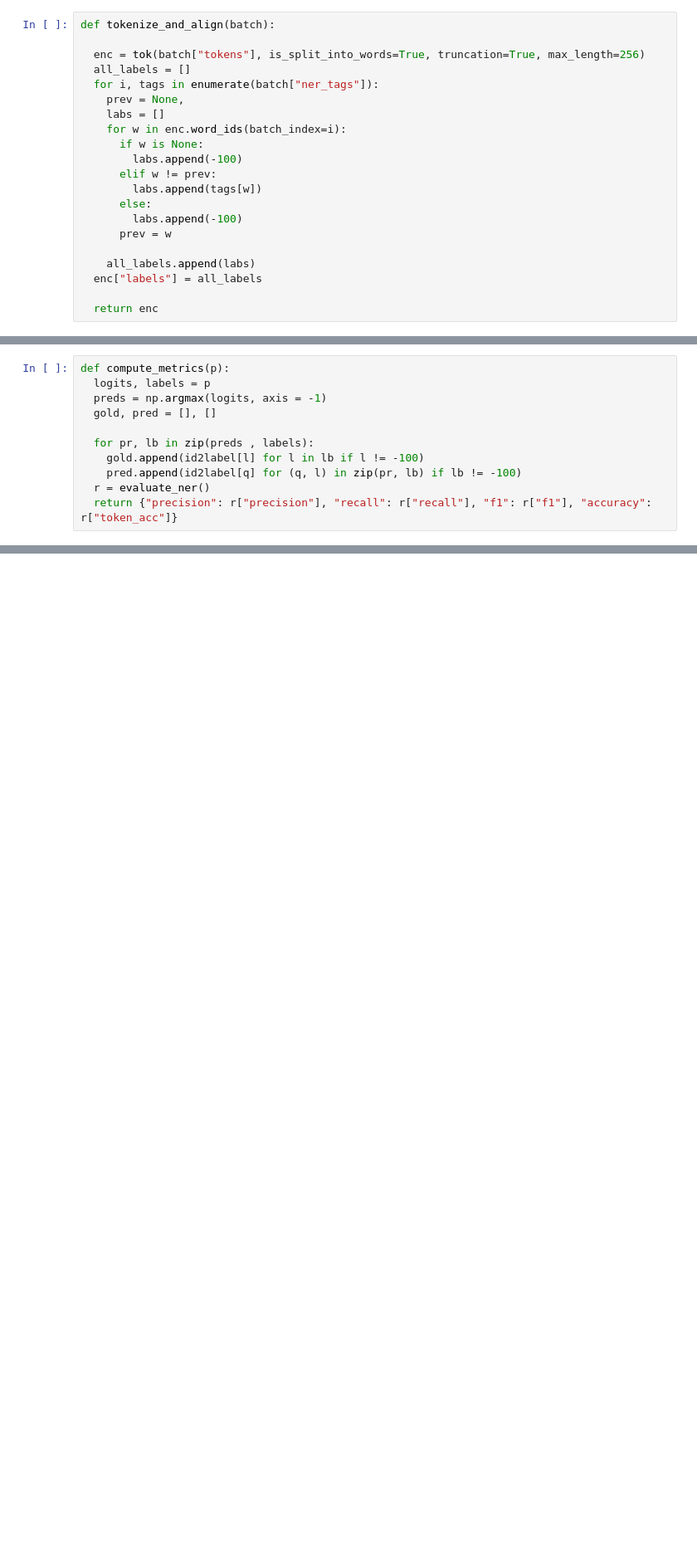
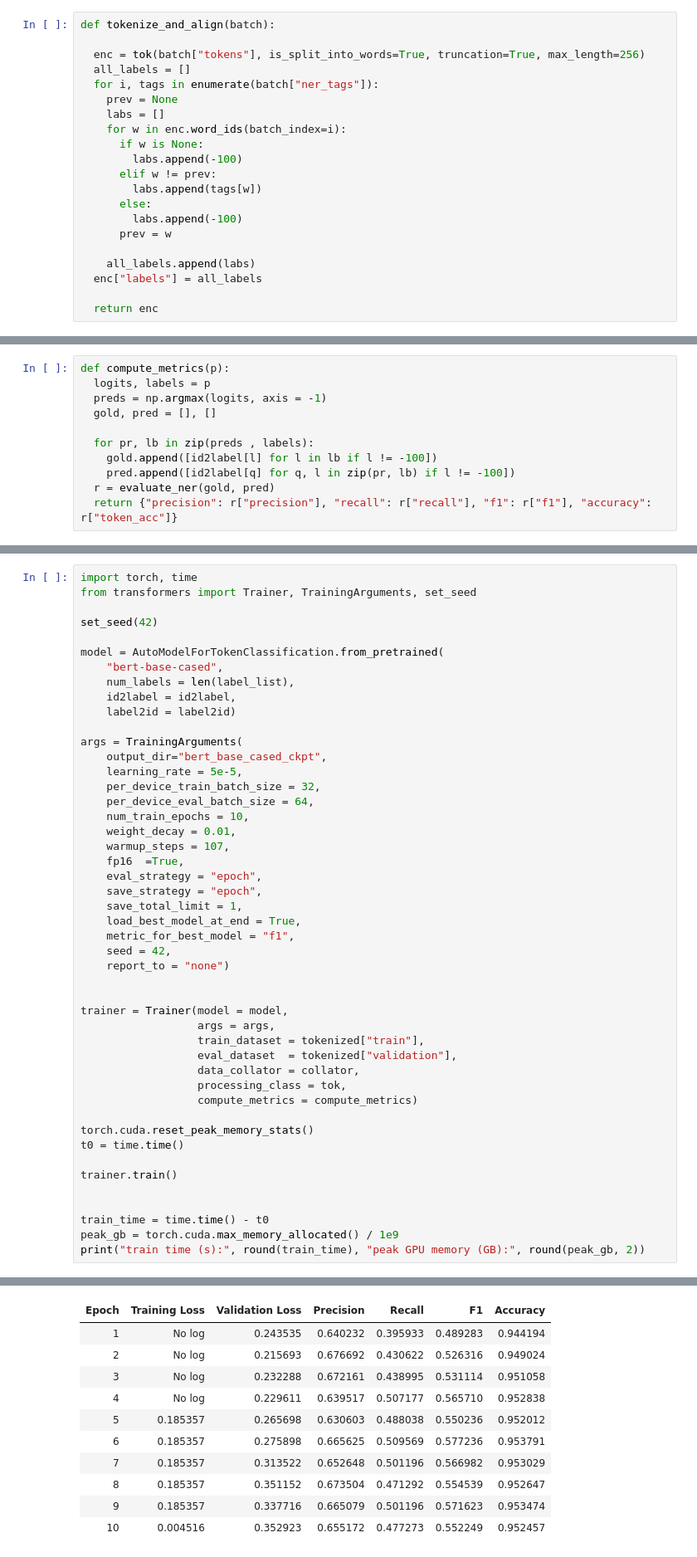
Before and after one commit to TheFaridKarami/farid-ai-lab, a Jupyter notebook: projects/nlp/wnut17-robust-ner/notebooks/wnut17_multi_model_ner.ipynb, the cells around one changed output, grey strips where cells are left out. Shown at 83% size. Cells and saved outputs as stored; diff of their text form; blank space fills up the shorter version.

```diff
--- a/projects/nlp/wnut17-robust-ner/notebooks/wnut17_multi_model_ner.ipynb
+++ b/projects/nlp/wnut17-robust-ner/notebooks/wnut17_multi_model_ner.ipynb
@@ -61,7 +104,7 @@ def tokenize_and_align(batch):
   enc = tok(batch["tokens"], is_split_into_words=True, truncation=True, max_length=256)
   all_labels = []
   for i, tags in enumerate(batch["ner_tags"]):
-    prev = None,
+    prev = None
     labs = []
     for w in enc.word_ids(batch_index=i):
       if w is None:
@@ -120,7 +193,7 @@ def compute_metrics(p):
   gold, pred = [], []
 
   for pr, lb in zip(preds , labels):
-    gold.append(id2label[l] for l in lb if l != -100)
-    pred.append(id2label[q] for (q, l) in zip(pr, lb) if lb != -100)
-  r = evaluate_ner()
+    gold.append([id2label[l] for l in lb if l != -100])
+    pred.append([id2label[q] for q, l in zip(pr, lb) if l != -100])
+  r = evaluate_ner(gold, pred)
   return {"precision": r["precision"], "recall": r["recall"], "f1": r["f1"], "accuracy": r["token_acc"]}
@@ -126,0 +207,48 @@ def compute_metrics(p):
+# %%
+import torch, time
+from transformers import Trainer, TrainingArguments, set_seed
+
+set_seed(42)
+
+model = AutoModelForTokenClassification.from_pretrained(
+    "bert-base-cased",
+    num_labels = len(label_list),
+    id2label = id2label,
+    label2id = label2id)
+
+args = TrainingArguments(
+    output_dir="bert_base_cased_ckpt",
+    learning_rate = 5e-5,
+    per_device_train_batch_size = 32,
+    per_device_eval_batch_size = 64,
+    num_train_epochs = 10,
+    weight_decay = 0.01,
+    warmup_steps = 107,
+    fp16  =True,
+    eval_strategy = "epoch",
+    save_strategy = "epoch",
+    save_total_limit = 1,
+    load_best_model_at_end = True,
+    metric_for_best_model = "f1",
+    seed = 42,
+    report_to = "none")
+
+
+trainer = Trainer(model = model,
+                  args = args,
+                  train_dataset = tokenized["train"],
+                  eval_dataset  = tokenized["validation"],
+                  data_collator = collator,
+                  processing_class = tok,
+                  compute_metrics = compute_metrics)
+
+torch.cuda.reset_peak_memory_stats()
+t0 = time.time()
+
+trainer.train()
+
+
+train_time = time.time() - t0
+peak_gb = torch.cuda.max_memory_allocated() / 1e9
+print("train time (s):", round(train_time), "peak GPU memory (GB):", round(peak_gb, 2))
+# %% [output]
@@ -126,0 +274,11 @@ def compute_metrics(p):
+| Epoch | Training Loss | Validation Loss | Precision | Recall | F1 | Accuracy |
+| 1 | No log | 0.243535 | 0.640232 | 0.395933 | 0.489283 | 0.944194 |
+| 2 | No log | 0.215693 | 0.676692 | 0.430622 | 0.526316 | 0.949024 |
+| 3 | No log | 0.232288 | 0.672161 | 0.438995 | 0.531114 | 0.951058 |
+| 4 | No log | 0.229611 | 0.639517 | 0.507177 | 0.565710 | 0.952838 |
+| 5 | 0.185357 | 0.265698 | 0.630603 | 0.488038 | 0.550236 | 0.952012 |
+| 6 | 0.185357 | 0.275898 | 0.665625 | 0.509569 | 0.577236 | 0.953791 |
+| 7 | 0.185357 | 0.313522 | 0.652648 | 0.501196 | 0.566982 | 0.953029 |
+| 8 | 0.185357 | 0.351152 | 0.673504 | 0.471292 | 0.554539 | 0.952647 |
+| 9 | 0.185357 | 0.337716 | 0.665079 | 0.501196 | 0.571623 | 0.953474 |
+| 10 | 0.004516 | 0.352923 | 0.655172 | 0.477273 | 0.552249 | 0.952457 |
```
Also changed, not shown: parts of 13 cells of this notebook.
